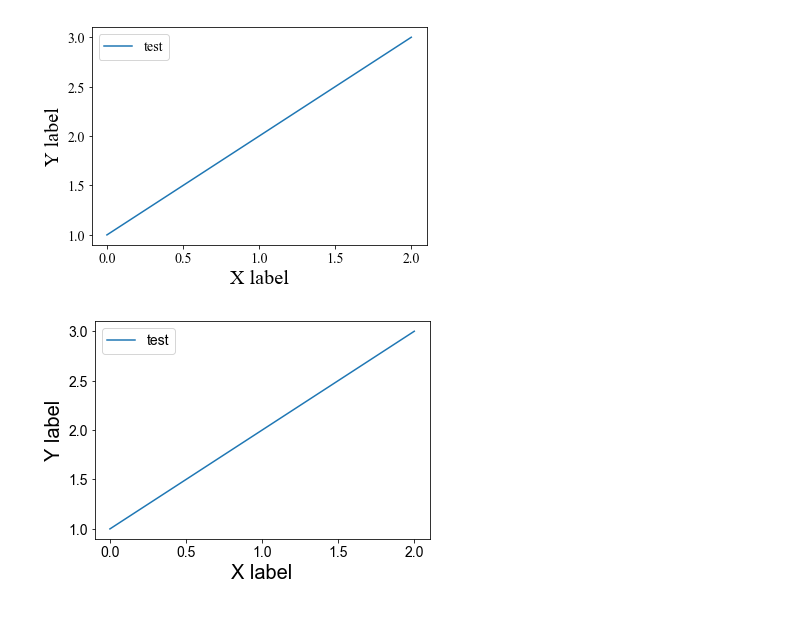
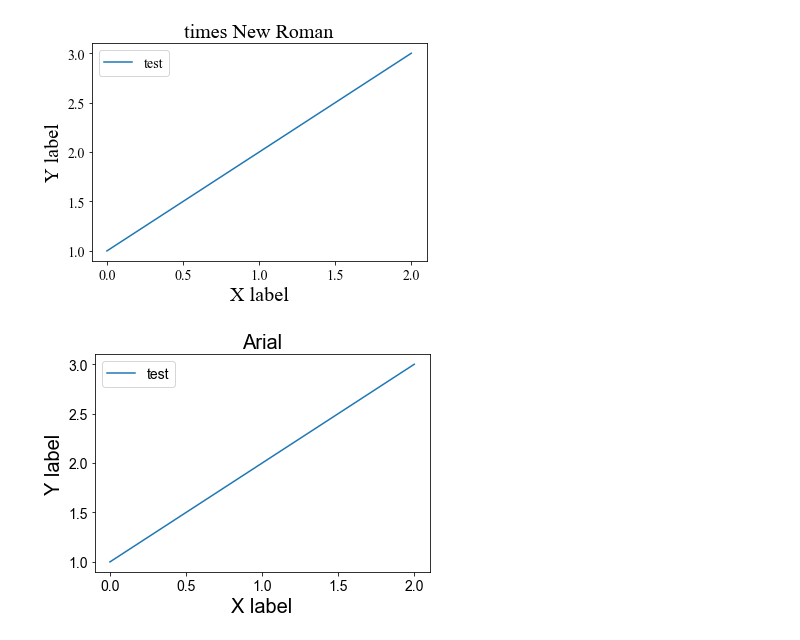
Before and after one commit to gatamix/py_mat_graph, a Jupyter notebook: 1_1gragh.ipynb, the cells around one changed output. Drawn from its saved outputs; the diff is of its cells as text; code cells hidden in the pictures.

```diff
--- a/1_1gragh.ipynb
+++ b/1_1gragh.ipynb
@@ -18,22 +21,25 @@ plt.show()
 # %%
+%matplotlib inline
 from matplotlib import rcParams
 import matplotlib.pyplot as plt
 params={'font.family' : "times New Roman",'font.size':14,}
 rcParams.update(params)
 
 
 fig, ax = plt.subplots()
 ax.plot([1, 2, 3], label = 'test')
 
+plt.title('times New Roman',fontsize = 20)
 plt.xlabel('X label' ,fontsize = 20)
 plt.ylabel('Y label' ,fontsize = 20)
 
 
 ax.legend()
 plt.show()
 # %% [output]
-[figure, old version]
+[figure, new version]
 # %%
+%matplotlib inline
 from matplotlib import rcParams
 import matplotlib.pyplot as plt
 params={'font.family' : "Arial",'font.size':14,}
@@ -43,6 +49,7 @@ rcParams.update(params)
 fig, ax = plt.subplots()
 ax.plot([1, 2, 3], label = 'test')
 
+plt.title('Arial',fontsize = 20)
 plt.xlabel('X label' ,fontsize = 20)
 plt.ylabel('Y label' ,fontsize = 20)
 
@@ -50,4 +57,4 @@ plt.ylabel('Y label' ,fontsize = 20)
 ax.legend()
 plt.show()
 # %% [output]
-[figure, old version]
+[figure, new version]
```
Also changed, not shown: parts of 4 cells of this notebook, 1 other file.
